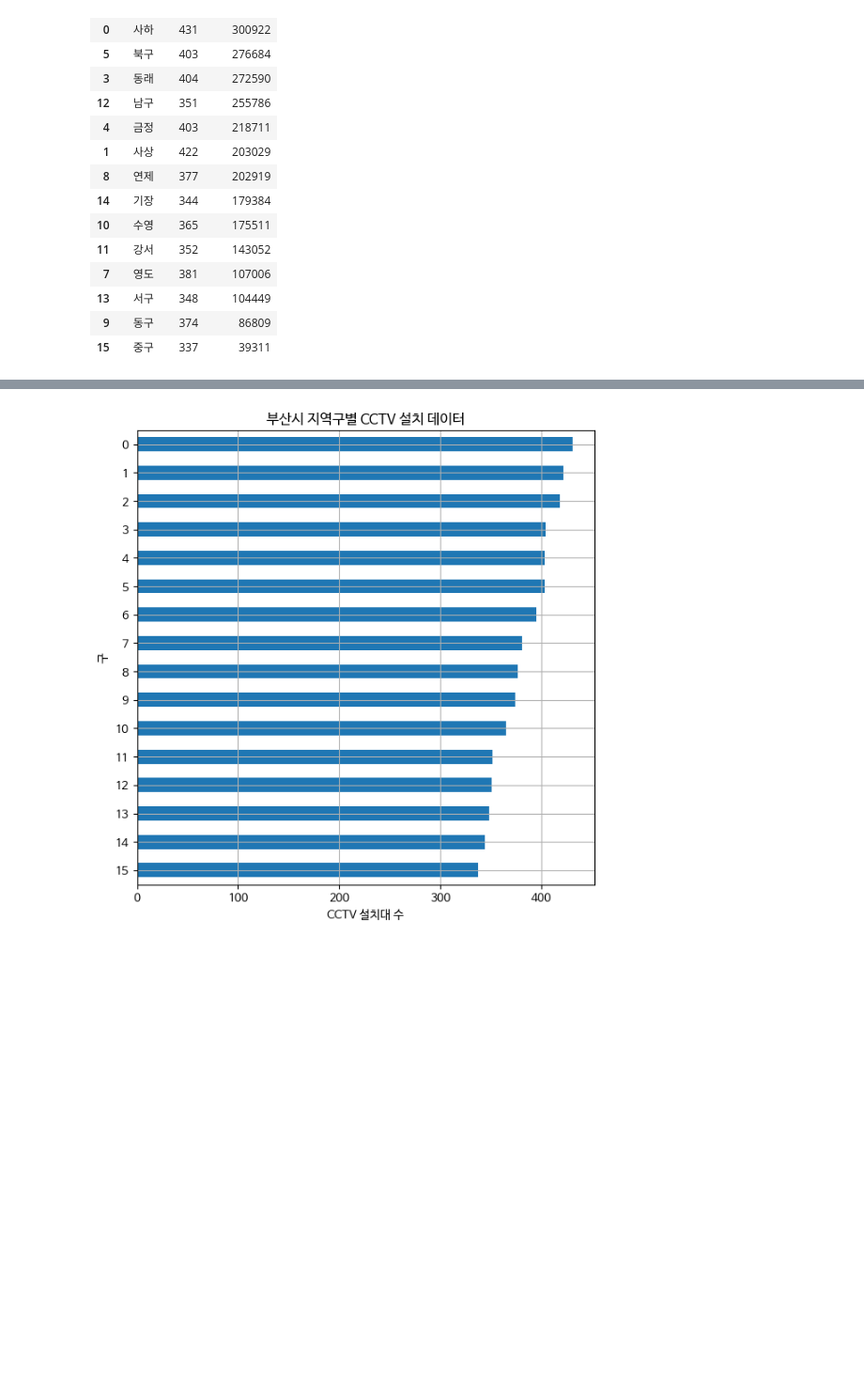
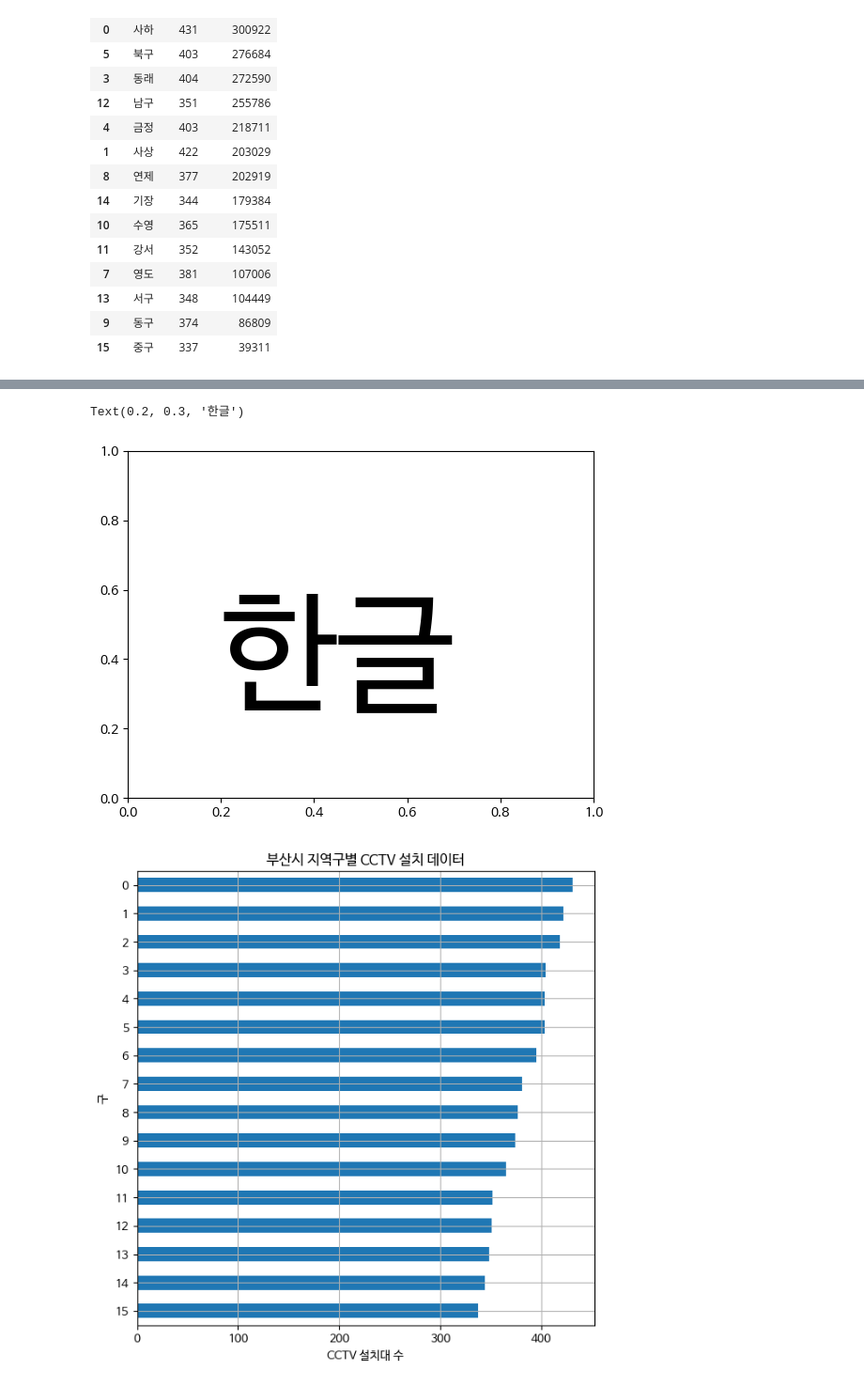
Before and after one commit to 2sseong/python, a Jupyter notebook: py11_방범용CCTV 위치분석.ipynb, the cells around one changed output, grey strips where cells are left out. Shown at 94% size. Cells and saved outputs as stored; diff of their text form; code cells hidden in the pictures; blank space fills up the shorter version.

```diff
--- a/py11_방범용CCTV 위치분석.ipynb
+++ b/py11_방범용CCTV 위치분석.ipynb
@@ -139,12 +177,15 @@ total
 # %%
 import matplotlib
 import matplotlib.pyplot as plt
 from matplotlib import rc
 import matplotlib.font_manager as fm
 
 #리눅스용 폰트 경로 설정
 plt.rc('font',family="NanumBarunGothic")
-# plt.text(0.2,0.3,'한글',size=100)
+plt.text(0.2,0.3,'한글',size=100)
+# %% [output]
+Text(0.2, 0.3, '한글')
+[figure, added]
 # %%
 # plt.figure()
 total['count'].sort_values().plot(y=total['local'], kind='barh', grid =True, figsize=(7,7), ylabel='구')
```
Also changed, not shown: parts of 9 cells of this notebook, 8 other files.
